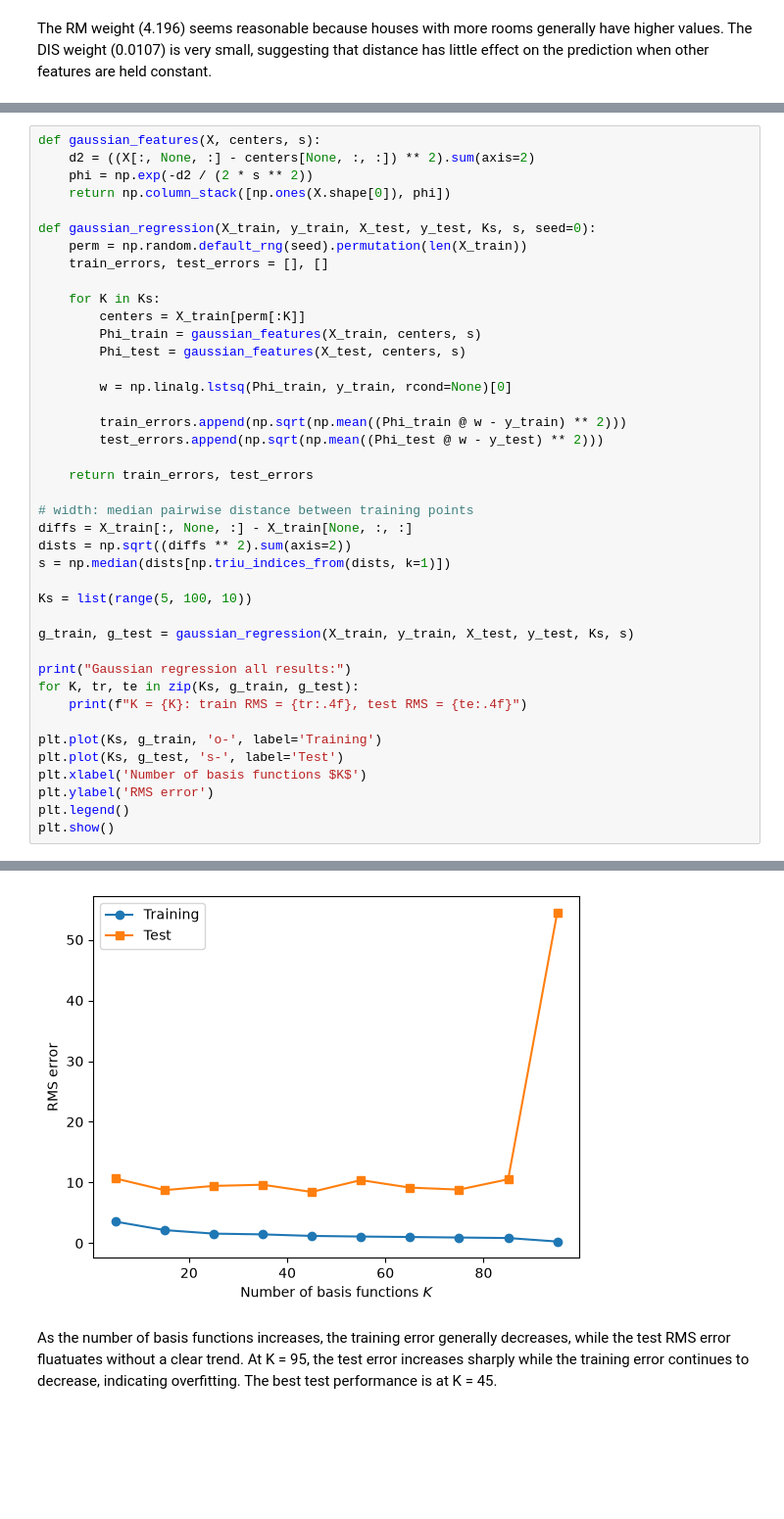
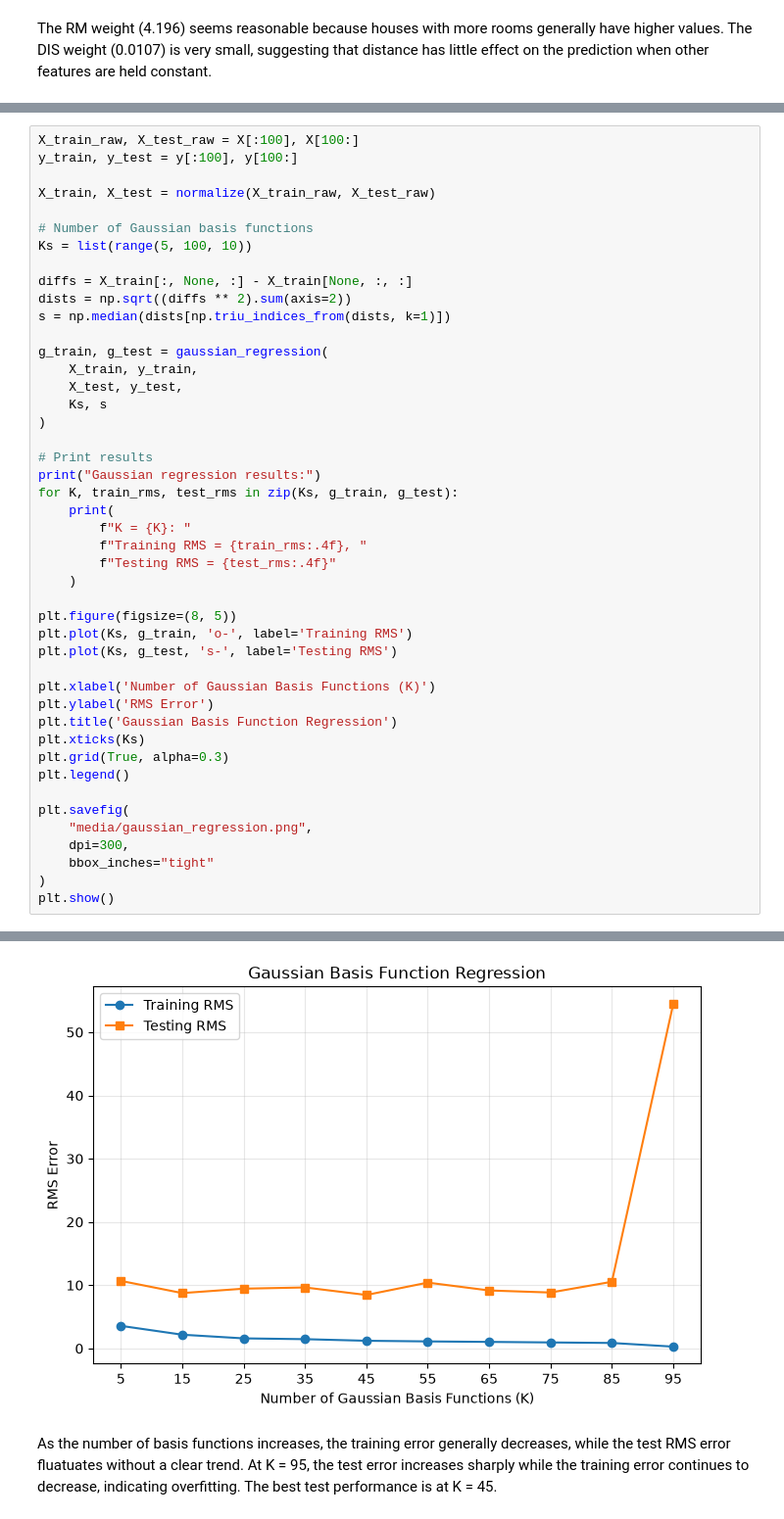
Before and after one commit to helmet323/helmet323.github.io, a Jupyter notebook: 2/polynomial-regression.ipynb, the cells around one changed output, grey strips where cells are left out. Shown at 98% size. Cells and saved outputs as stored; diff of their text form; blank space fills up the shorter version.

```diff
--- a/2/polynomial-regression.ipynb
+++ b/2/polynomial-regression.ipynb
@@ -209,42 +298,46 @@ Without regularization the degree 8 polynomial overfits badly, with an average v
 # %%
-def gaussian_features(X, centers, s):
-    d2 = ((X[:, None, :] - centers[None, :, :]) ** 2).sum(axis=2)
-    phi = np.exp(-d2 / (2 * s ** 2))
-    return np.column_stack([np.ones(X.shape[0]), phi])
+X_train_raw, X_test_raw = X[:100], X[100:]
+y_train, y_test = y[:100], y[100:]
 
-def gaussian_regression(X_train, y_train, X_test, y_test, Ks, s, seed=0):
-    perm = np.random.default_rng(seed).permutation(len(X_train))
-    train_errors, test_errors = [], []
+X_train, X_test = normalize(X_train_raw, X_test_raw)
 
-    for K in Ks:
-        centers = X_train[perm[:K]]
-        Phi_train = gaussian_features(X_train, centers, s)
-        Phi_test = gaussian_features(X_test, centers, s)
+# Number of Gaussian basis functions
+Ks = list(range(5, 100, 10))
 
-        w = np.linalg.lstsq(Phi_train, y_train, rcond=None)[0]
-
-        train_errors.append(np.sqrt(np.mean((Phi_train @ w - y_train) ** 2)))
-        test_errors.append(np.sqrt(np.mean((Phi_test @ w - y_test) ** 2)))
-
-    return train_errors, test_errors
-
-# width: median pairwise distance between training points
 diffs = X_train[:, None, :] - X_train[None, :, :]
 dists = np.sqrt((diffs ** 2).sum(axis=2))
 s = np.median(dists[np.triu_indices_from(dists, k=1)])
 
-Ks = list(range(5, 100, 10))
+g_train, g_test = gaussian_regression(
+    X_train, y_train,
+    X_test, y_test,
+    Ks, s
+)
 
-g_train, g_test = gaussian_regression(X_train, y_train, X_test, y_test, Ks, s)
+# Print results
+print("Gaussian regression results:")
+for K, train_rms, test_rms in zip(Ks, g_train, g_test):
+    print(
+        f"K = {K}: "
+        f"Training RMS = {train_rms:.4f}, "
+        f"Testing RMS = {test_rms:.4f}"
+    )
 
-print("Gaussian regression all results:")
-for K, tr, te in zip(Ks, g_train, g_test):
-	print(f"K = {K}: train RMS = {tr:.4f}, test RMS = {te:.4f}")
+plt.figure(figsize=(8, 5))
+plt.plot(Ks, g_train, 'o-', label='Training RMS')
+plt.plot(Ks, g_test, 's-', label='Testing RMS')
 
-plt.plot(Ks, g_train, 'o-', label='Training')
-plt.plot(Ks, g_test, 's-', label='Test')
-plt.xlabel('Number of basis functions $K$')
-plt.ylabel('RMS error')
+plt.xlabel('Number of Gaussian Basis Functions (K)')
+plt.ylabel('RMS Error')
+plt.title('Gaussian Basis Function Regression')
+plt.xticks(Ks)
+plt.grid(True, alpha=0.3)
 plt.legend()
+
+plt.savefig(
+    "media/gaussian_regression.png",
+    dpi=300,
+    bbox_inches="tight"
+)
 plt.show()
 # %% [output]
@@ -262,3 +355,3 @@ K = 95: train RMS = 0.2858, test RMS = 54.4899
-[figure, old version]
+[figure, new version]
 # %% [markdown]
 As the number of basis functions increases, the training error generally decreases, while the test RMS error fluatuates without a clear trend. At K = 95, the test error increases sharply while the training error continues to decrease, indicating overfitting. The best test performance is at K = 45.
```
Also changed, not shown: parts of 15 cells of this notebook, 8 other files.
